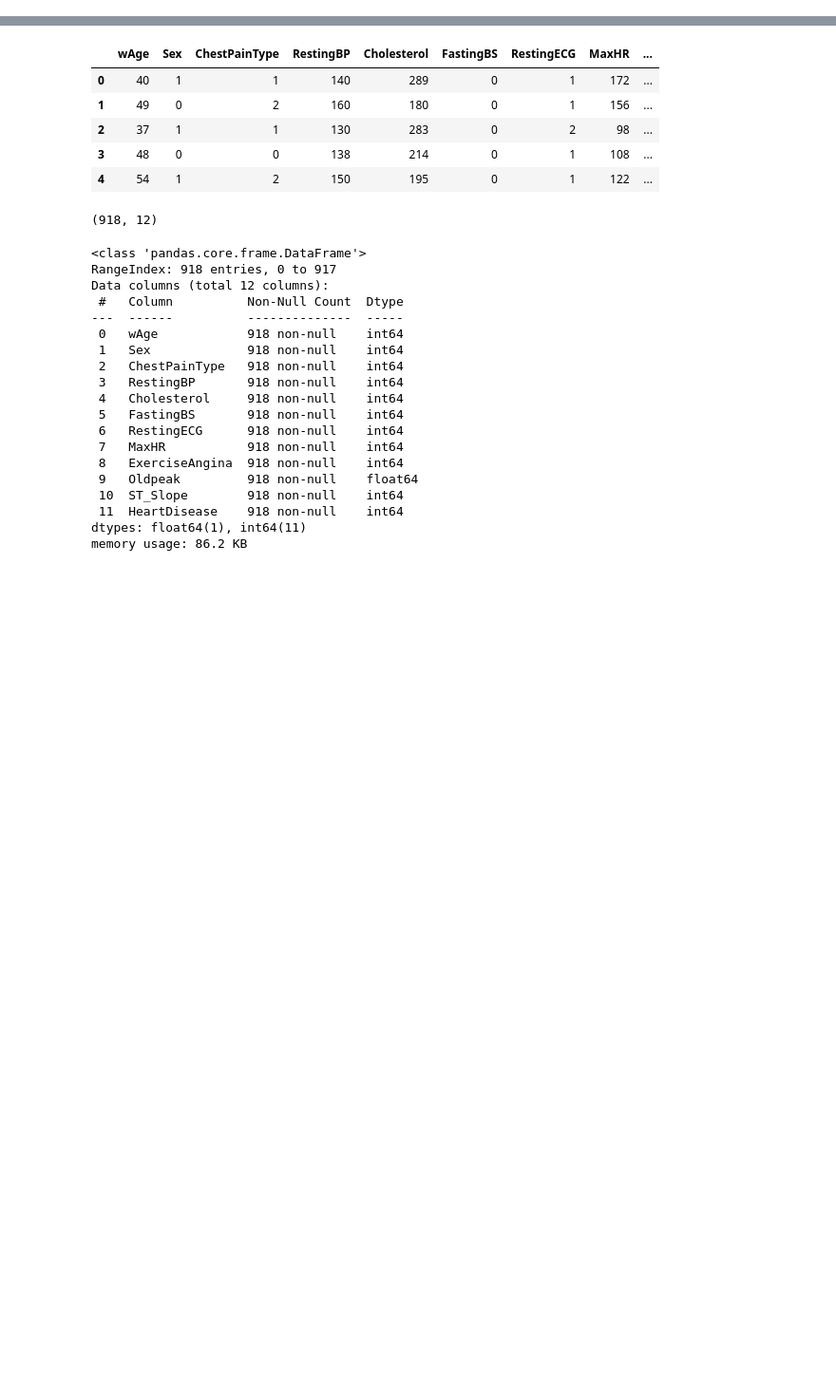
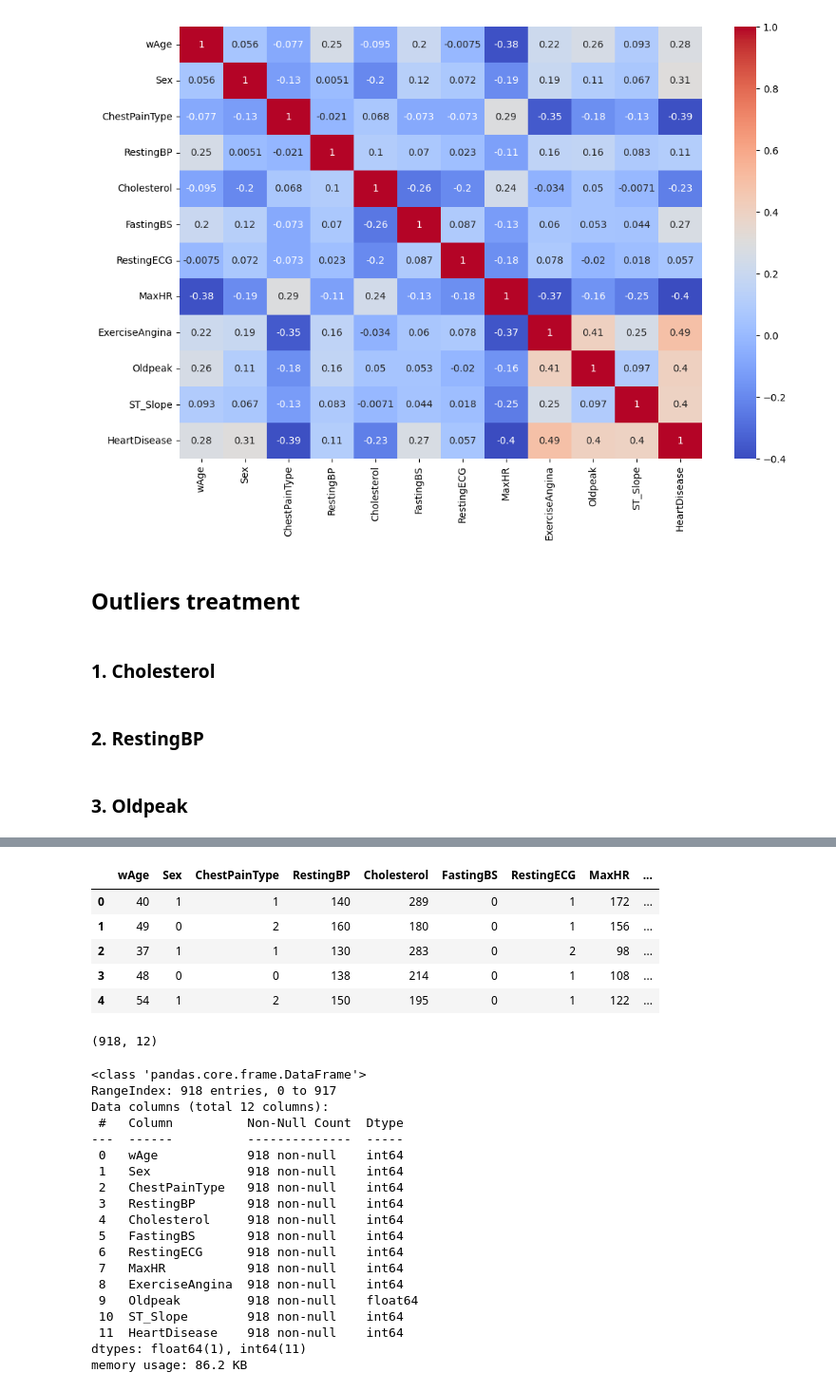
Before and after one commit to kartik23-2/Heart_health_prediction, a Jupyter notebook: heart_disease_pediction_model.ipynb, the cells around one changed output, grey strips where cells are left out. Shown at 95% size. Drawn from its saved outputs; the diff is of its cells as text; code cells hidden in the pictures; blank space fills up the shorter version.

```diff
--- a/heart_disease_pediction_model.ipynb
+++ b/heart_disease_pediction_model.ipynb
@@ -10,0 +13,2 @@ from sklearn.metrics import accuracy_score, confusion_matrix, classification_rep
+# %%
+df = pd.read_csv('Heart.csv')
@@ -10,0 +50,19 @@ from sklearn.metrics import accuracy_score, confusion_matrix, classification_rep
+# %%
+
+df['Sex'] = df['Sex'].replace({'M': 1, 'F': 0})
+df['ChestPainType'] = df['ChestPainType'].replace({'ASY': 0 , 'ATA': 1, 'NAP': 2,'TA':3 })
+df['RestingECG'] = df['RestingECG'].replace({'LVH': 0 , 'Normal': 1, 'ST': 2})
+df['ExerciseAngina'] = df['ExerciseAngina'].replace({'Y': 1 , 'N': 0})
+df['ST_Slope'] = df['ST_Slope'].replace({'Down': 0 , 'Up': 1, 'Flat': 2})
+# %%
+
+plt.figure(figsize=(12, 8))
+corr = df.corr(numeric_only=True)
+sns.heatmap(corr, annot=True, cmap='coolwarm')
+plt.show()
+# %% [output]
+[figure, added]
+# %% [markdown]
+## Outliers treatment
+# %% [markdown]
+### 1. Cholesterol
@@ -10,0 +76,2 @@ from sklearn.metrics import accuracy_score, confusion_matrix, classification_rep
+# %% [markdown]
+### 2. RestingBP
@@ -10,0 +82,2 @@ from sklearn.metrics import accuracy_score, confusion_matrix, classification_rep
+# %% [markdown]
+### 3. Oldpeak
```
Also changed, not shown: parts of 13 cells of this notebook, 3 other files.
